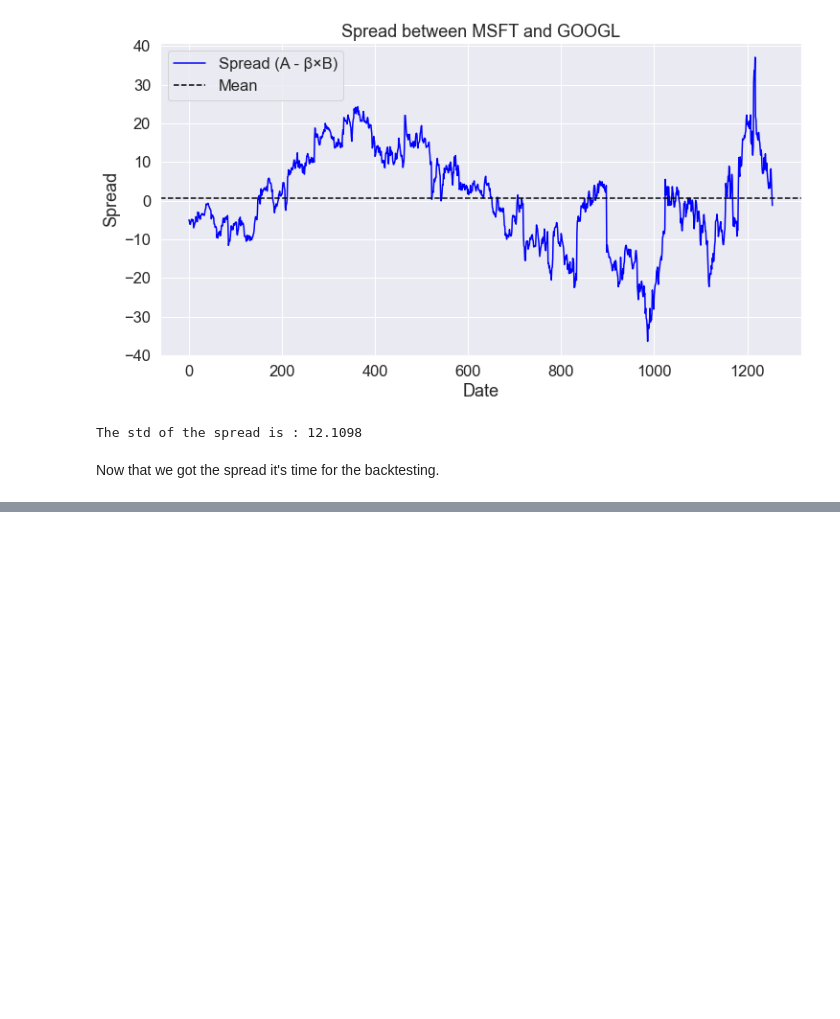
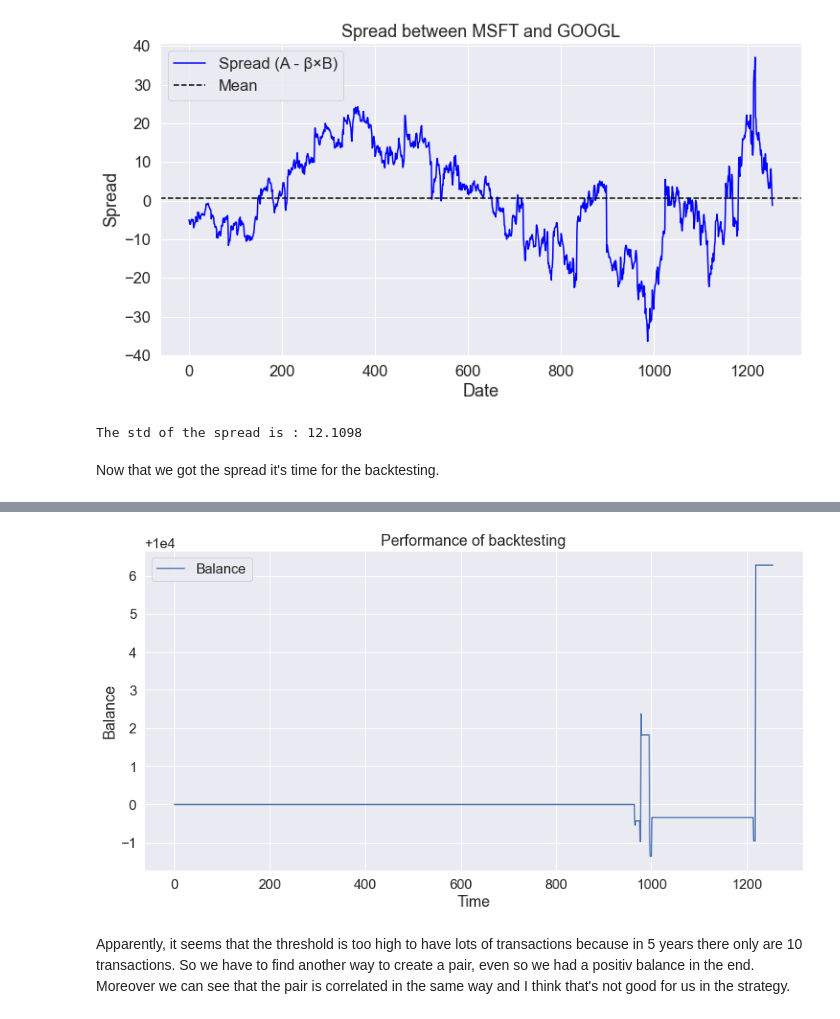
Before and after one commit to Xurama1/Mean-Reversion, a Jupyter notebook: Mean Reversion .ipynb, the cells around one changed output, grey strips where cells are left out. Cells and saved outputs as stored; diff of their text form; code cells hidden in the pictures; blank space fills up the shorter version.

```diff
--- a/Mean Reversion .ipynb
+++ b/Mean Reversion .ipynb
@@ -117,18 +117,20 @@ The std of the spread is : 12.1098
 # %% [markdown]
 Now that we got the spread it's time for the backtesting.
 # %%
-import numpy as np
-import pandas as pd
-
 # Parameters
+spread = np.array(spread)
+price_1 = np.array(price_1)
+price_2 = np.array(price_2)
 initial_balance = 10000
 position_size = 1
 spread_mean = spread.mean()
 std_spread = np.std(spread)
-threshold =  std_spread /2
+threshold =  2*std_spread
 
 balance = initial_balance
-positions = 0  # Position ouverte ou fermée (0 = pas de position, 1 = long actif 1/short actif 2, -1 = short actif 1/long actif 2)
+positions = 0  # Position opened or closed (0 = No position taken, 1 = long actif 1/short actif 2, -1 = short actif 1/long actif 2)
 trade_log = []
-
-# Backtesting
+performance = [initial_balance]
+transaction_cost = 0.001
+entry_price_1 = 0
+entry_price_2 = 0
@@ -134,0 +198,12 @@ trade_log = []
+# %%
+plt.figure(figsize=(14, 7))
+plt.plot(performance, label='Balance')
+plt.xlabel('Time')
+plt.ylabel('Balance')
+plt.title('Performance of backtesting')
+plt.legend()
+plt.show()
+# %% [output]
+[figure, added]
+# %% [markdown]
+Apparently, it seems that the threshold is too high to have lots of transactions because in 5 years there only are 10 transactions. So we have to find another way to create a pair, even so we had a positiv balance in the end. Moreover we can see that the pair is correlated in the same way and I think that's not good for us in the strategy.
```
Also changed, not shown: parts of 3 cells of this notebook.
